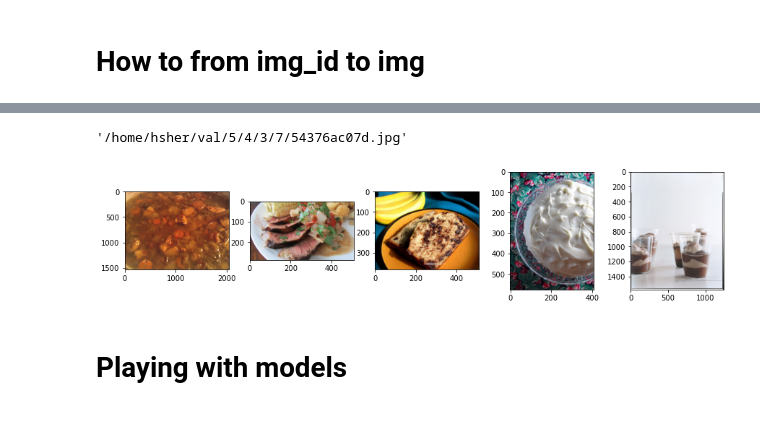
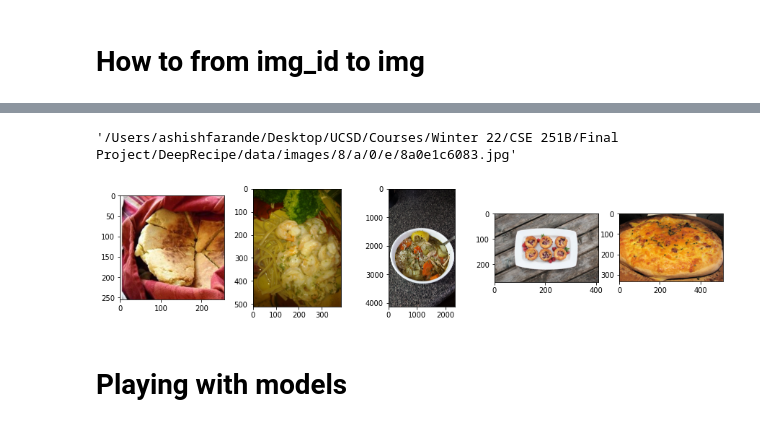
Before and after one commit to algaebrown/DeepRecipe, a Jupyter notebook: try_dataloader_new.ipynb, the cells around one changed output, grey strips where cells are left out. Saved outputs shown, nothing was run; the diff lists cells and outputs as text; code cells hidden in the pictures.

```diff
--- a/try_dataloader_new.ipynb
+++ b/try_dataloader_new.ipynb
@@ -1,7 +1,7 @@
 # %%
 from dataloader import *
 import json
-config_data = json.load(open('pretrain_resnet_tagger.json', 'r'))
+config_data = json.load(open('./config/pretrain_resnet_tagger.json', 'r'))
 # %% [markdown]
 # Currently 3 modes of dataloading are available
 # %%
@@ -59,19 +63,19 @@ find_img_path(imgid, root='~/val')
 # %%
-find_img_path(img_id[0], root = '/home/hsher/val')
+find_img_path(img_id[0])
 # %% [output]
-'/home/hsher/val/5/4/3/7/54376ac07d.jpg'
+'/Users/ashishfarande/Desktop/UCSD/Courses/Winter 22/CSE 251B/Final Project/DeepRecipe/data/images/8/a/0/e/8a0e1c6083.jpg'
 # %%
 import matplotlib.pyplot as plt
 import matplotlib.image as mpimg
 import numpy as np
 f, ax = plt.subplots(1,5, figsize = (15,3))
 for i in range(5):
-    img=mpimg.imread(find_img_path(img_id[i], root = '/home/hsher/val'))
+    img=mpimg.imread(find_img_path(img_id[i]))
     # end
     # from now on you can use img as an image, but make sure you know what you are doing!
     imgplot=ax[i].imshow(img)
 # %% [output]
-[figure, old version]
+[figure, new version]
 # %% [markdown]
 # Playing with models
 # %%
```
Also changed, not shown: parts of 6 cells of this notebook, 27 other files.
